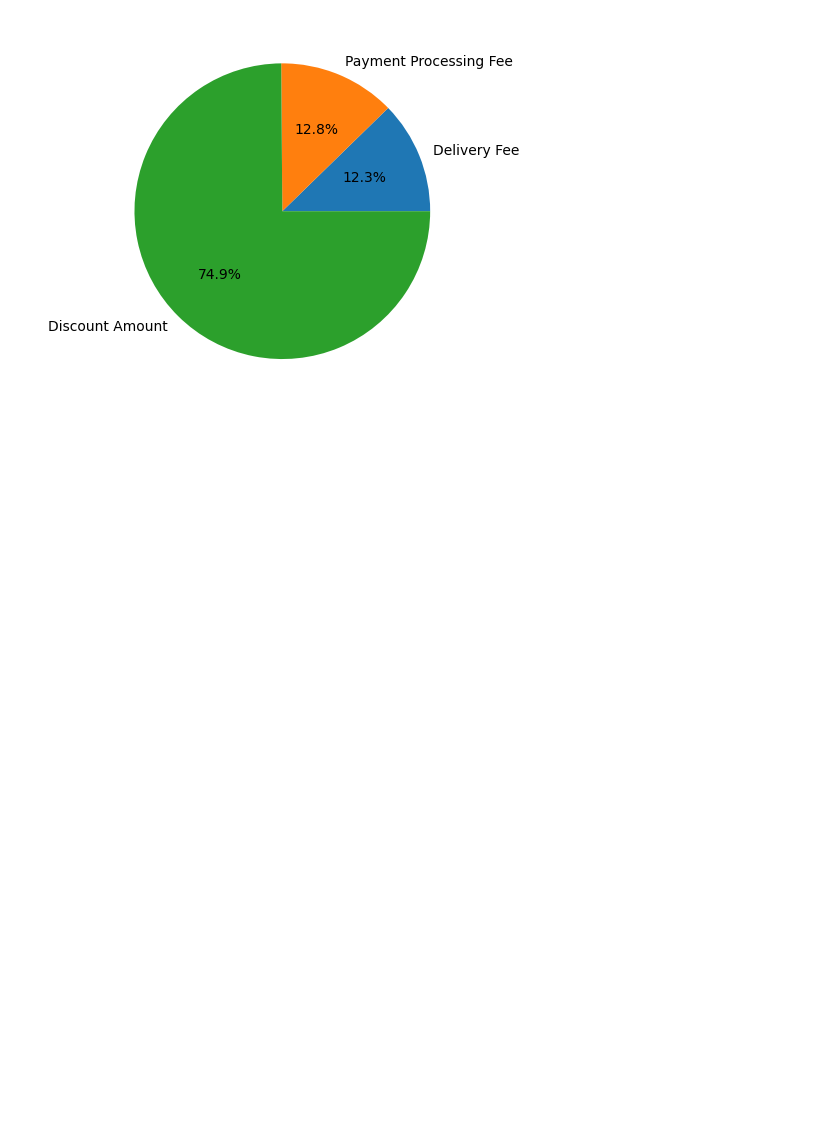
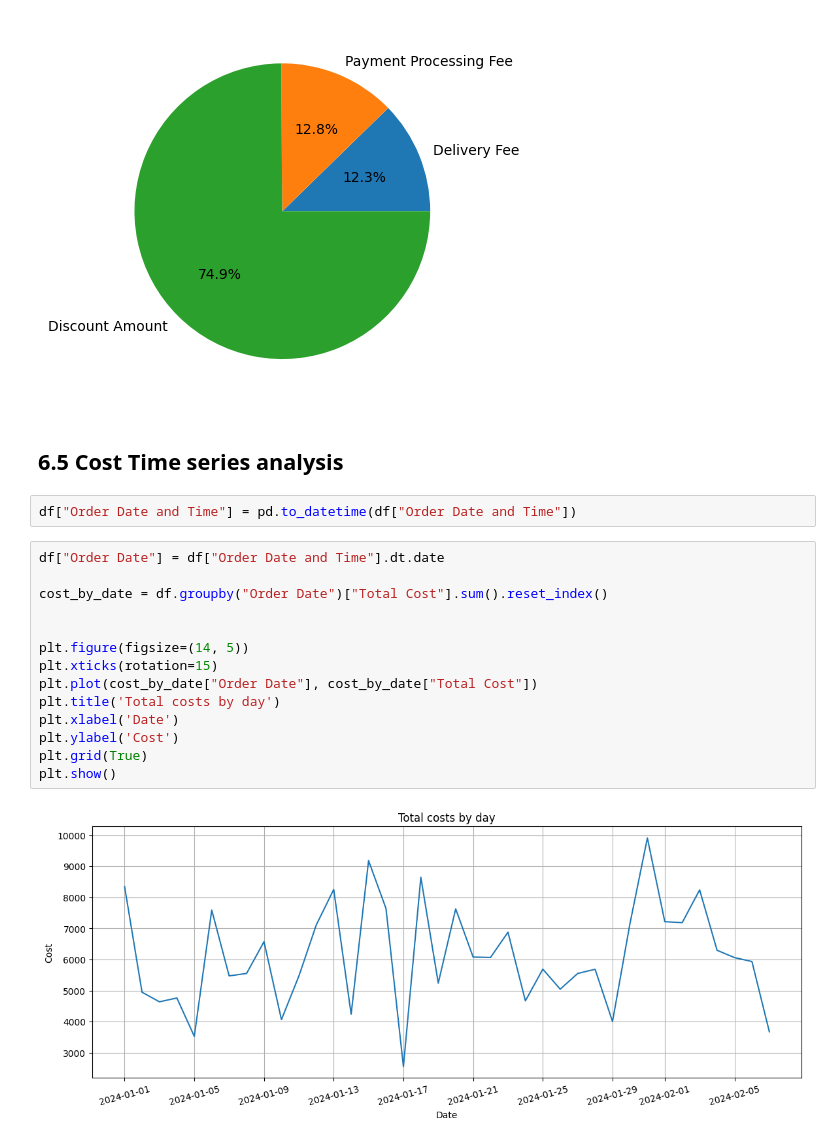
Before and after one commit to HSVI/Food-Delivery-Analysis, a Jupyter notebook: Analysis.ipynb, the cells around one changed output. Cells and saved outputs as stored; diff of their text form; blank space fills up the shorter version.

Commit message:
Cost analysis done profit evaluation started

```diff
--- a/Analysis.ipynb
+++ b/Analysis.ipynb
@@ -237,3 +237,23 @@ costs_breakdown = df[["Delivery Fee", "Payment Processing Fee", "Discount Amount
 plot = plt.pie(costs_breakdown, labels=costs_breakdown.index, autopct='%1.1f%%')
 # %% [output]
 [figure]
+# %% [markdown]
+## 6.5 Cost Time series analysis
+# %%
+df["Order Date and Time"] = pd.to_datetime(df["Order Date and Time"])
+# %%
+df["Order Date"] = df["Order Date and Time"].dt.date
+
+cost_by_date = df.groupby("Order Date")["Total Cost"].sum().reset_index()
+
+
+plt.figure(figsize=(14, 5))
+plt.xticks(rotation=15)
+plt.plot(cost_by_date["Order Date"], cost_by_date["Total Cost"])
+plt.title('Total costs by day')
+plt.xlabel('Date')
+plt.ylabel('Cost')
+plt.grid(True)
+plt.show()
+# %% [output]
+[figure, added]
```
Also changed, not shown: parts of 5 cells of this notebook.
